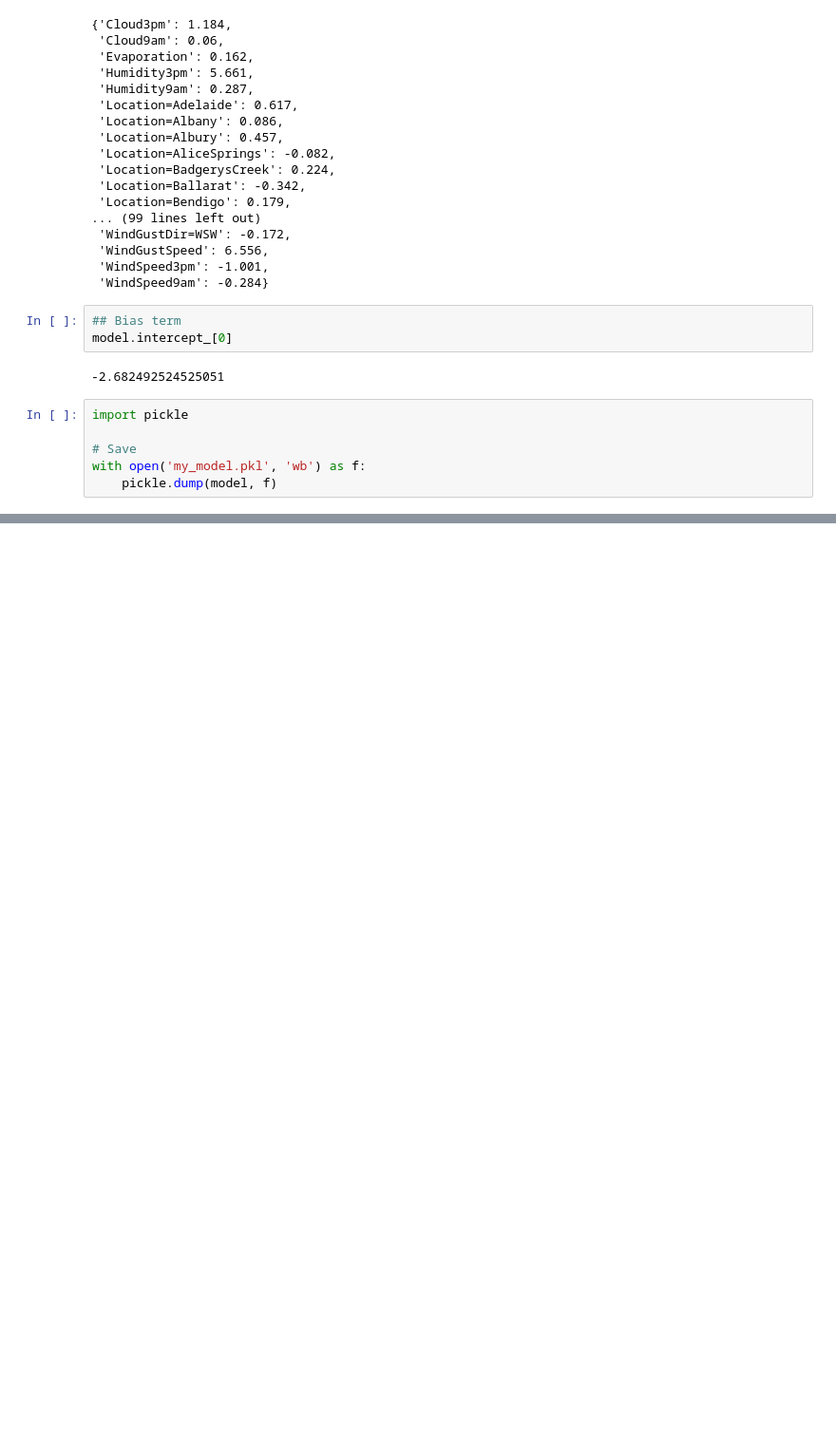
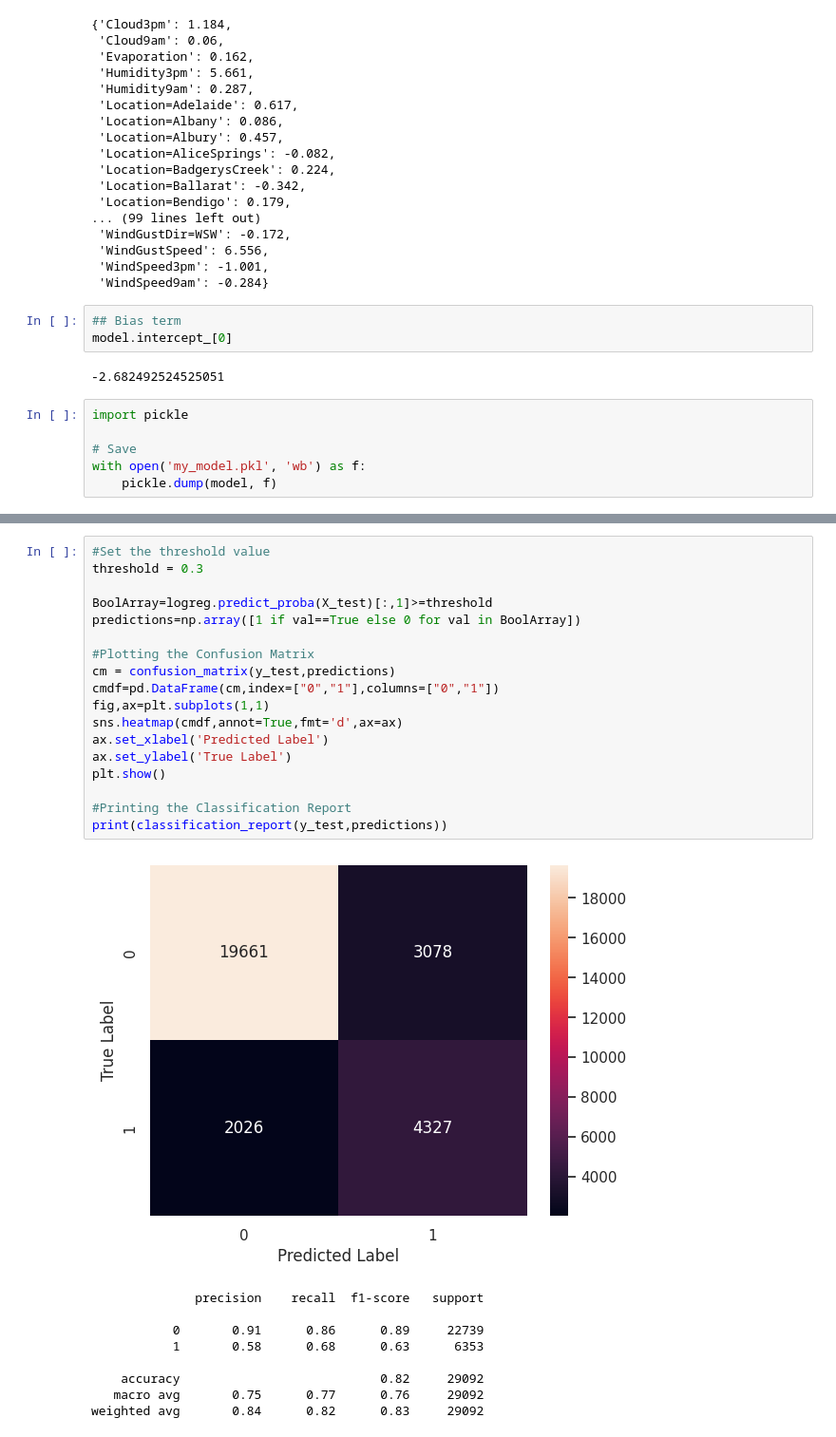
Before and after one commit to NishKoder/DL-Practice-From-Kaggel, a Jupyter notebook: eda-rain-in-australia.ipynb, the cells around one changed output, grey strips where cells are left out. Shown at 95% size. Drawn from its saved outputs; the diff is of its cells as text; blank space fills up the shorter version.

```diff
--- a/eda-rain-in-australia.ipynb
+++ b/eda-rain-in-australia.ipynb
@@ -772,0 +891,28 @@ with open('my_model.pkl', 'wb') as f:
+# %%
+#Set the threshold value
+threshold = 0.3
+
+BoolArray=logreg.predict_proba(X_test)[:,1]>=threshold
+predictions=np.array([1 if val==True else 0 for val in BoolArray])
+
+#Plotting the Confusion Matrix
+cm = confusion_matrix(y_test,predictions)
+cmdf=pd.DataFrame(cm,index=["0","1"],columns=["0","1"])
+fig,ax=plt.subplots(1,1)
+sns.heatmap(cmdf,annot=True,fmt='d',ax=ax)
+ax.set_xlabel('Predicted Label')
+ax.set_ylabel('True Label')
+plt.show()
+
+#Printing the Classification Report
+print(classification_report(y_test,predictions))
+# %% [output]
+[figure, added]
+              precision    recall  f1-score   support
+
+           0       0.91      0.86      0.89     22739
+           1       0.58      0.68      0.63      6353
+
+    accuracy                           0.82     29092
+   macro avg       0.75      0.77      0.76     29092
+weighted avg       0.84      0.82      0.83     29092
```
Also changed, not shown: parts of 15 cells of this notebook.
